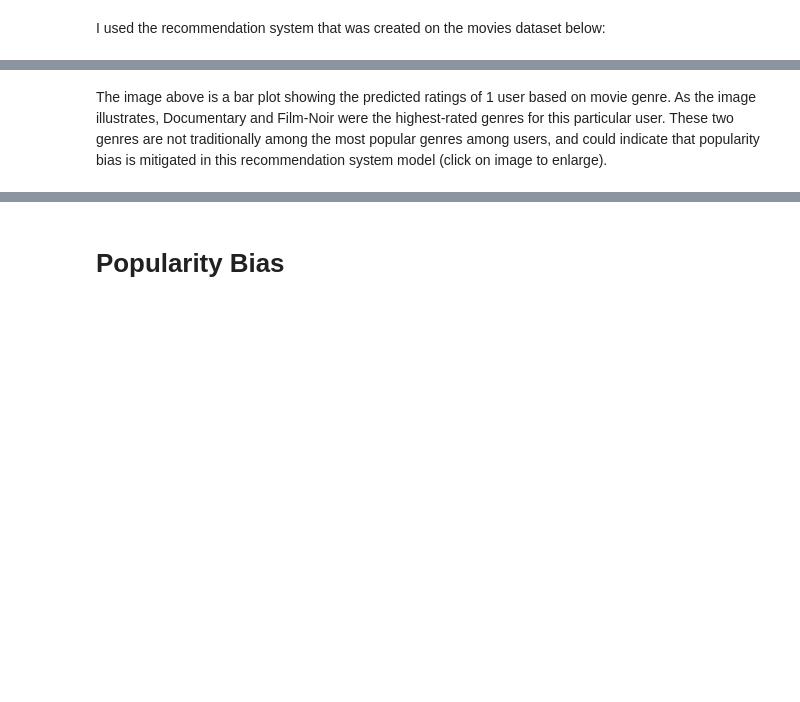
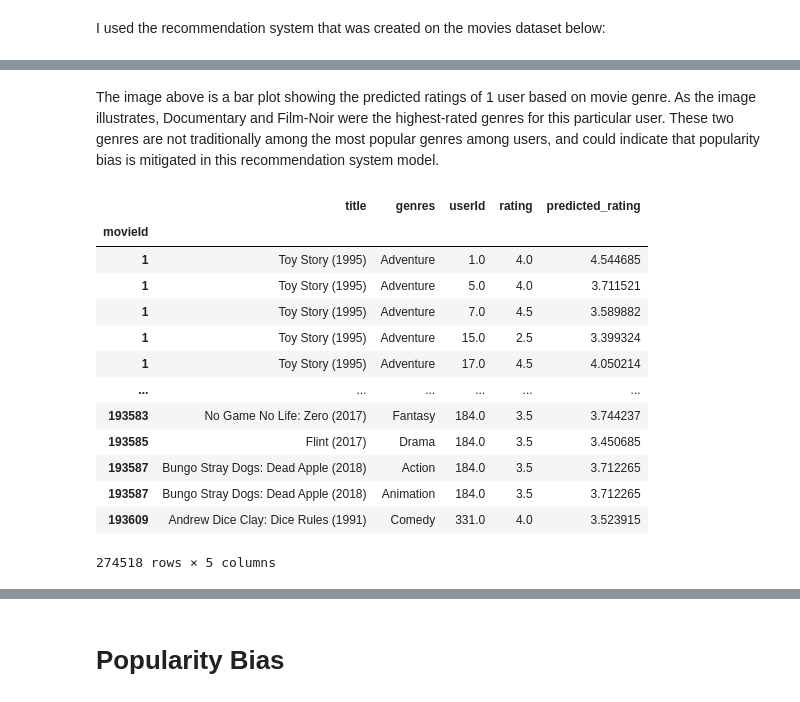
Before and after one commit to moham6839/Recommedation-System-Project, a Jupyter notebook: Recommendation System Project.ipynb, the cells around one changed output, grey strips where cells are left out. Cells and saved outputs as stored; diff of their text form; code cells hidden in the pictures; blank space fills up the shorter version.

```diff
--- a/Recommendation System Project.ipynb
+++ b/Recommendation System Project.ipynb
@@ -343,2 +469,20 @@ plt.ylabel('Movie Rating');
 # %% [markdown]
-The image above is a bar plot showing the predicted ratings of 1 user based on movie genre. As the image illustrates, Documentary and Film-Noir were the highest-rated genres for this particular user. These two genres are not traditionally among the most popular genres among users, and could indicate that popularity bias is mitigated in this recommendation system model (click on image to enlarge).
+The image above is a bar plot showing the predicted ratings of 1 user based on movie genre. As the image illustrates, Documentary and Film-Noir were the highest-rated genres for this particular user. These two genres are not traditionally among the most popular genres among users, and could indicate that popularity bias is mitigated in this recommendation system model.
+# %%
+movie_ratings_df = movies_df.set_index('movieId').join(new_ratings_df.set_index('movieId'))
+movie_ratings_df
+# %% [output]
+|  | title | genres | userId | rating | predicted_rating |
+| movieId |  |  |  |  |  |
+| 1 | Toy Story (1995) | Adventure | 1.0 | 4.0 | 4.544685 |
+| 1 | Toy Story (1995) | Adventure | 5.0 | 4.0 | 3.711521 |
+| 1 | Toy Story (1995) | Adventure | 7.0 | 4.5 | 3.589882 |
+| 1 | Toy Story (1995) | Adventure | 15.0 | 2.5 | 3.399324 |
+| 1 | Toy Story (1995) | Adventure | 17.0 | 4.5 | 4.050214 |
+| ... | ... | ... | ... | ... | ... |
+| 193583 | No Game No Life: Zero (2017) | Fantasy | 184.0 | 3.5 | 3.744237 |
+| 193585 | Flint (2017) | Drama | 184.0 | 3.5 | 3.450685 |
+| 193587 | Bungo Stray Dogs: Dead Apple (2018) | Action | 184.0 | 3.5 | 3.712265 |
+| 193587 | Bungo Stray Dogs: Dead Apple (2018) | Animation | 184.0 | 3.5 | 3.712265 |
+| 193609 | Andrew Dice Clay: Dice Rules (1991) | Comedy | 331.0 | 4.0 | 3.523915 |
+274518 rows × 5 columns
```
Also changed, not shown: parts of 26 cells of this notebook.
